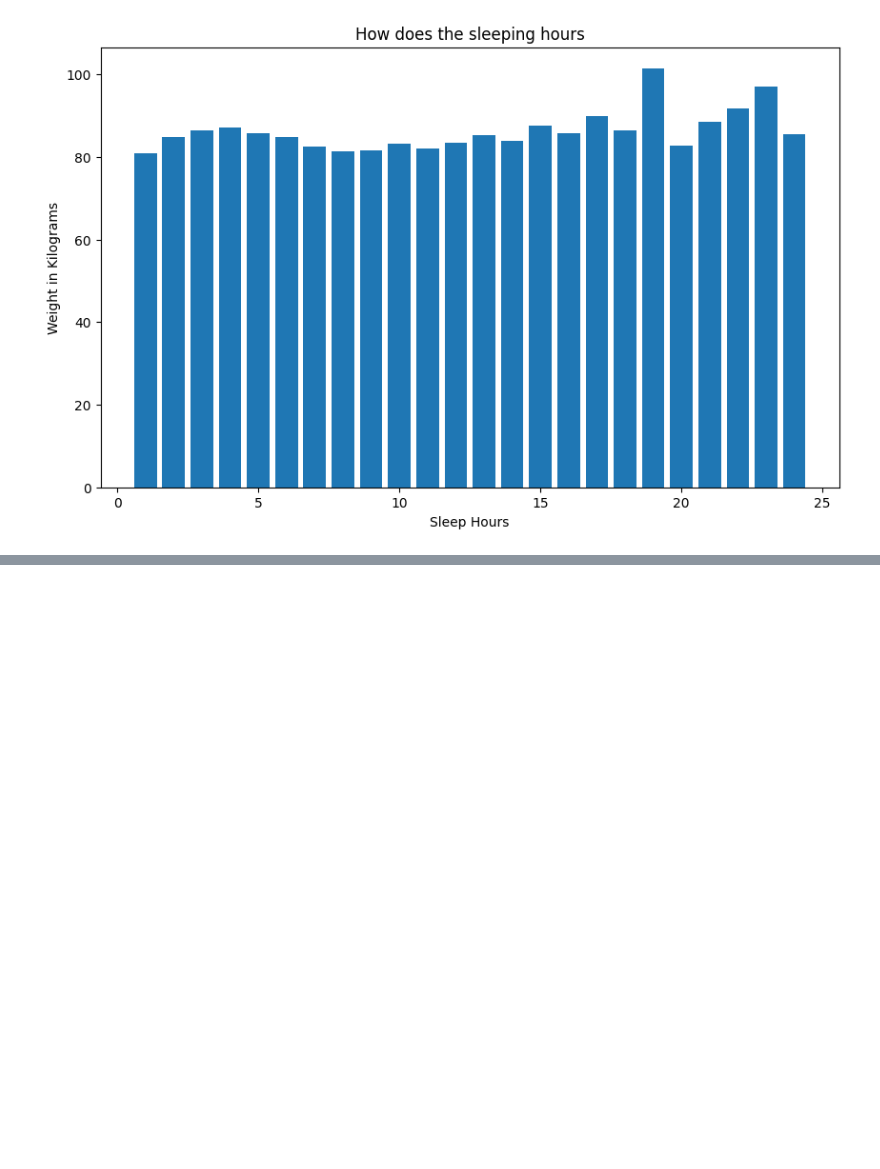
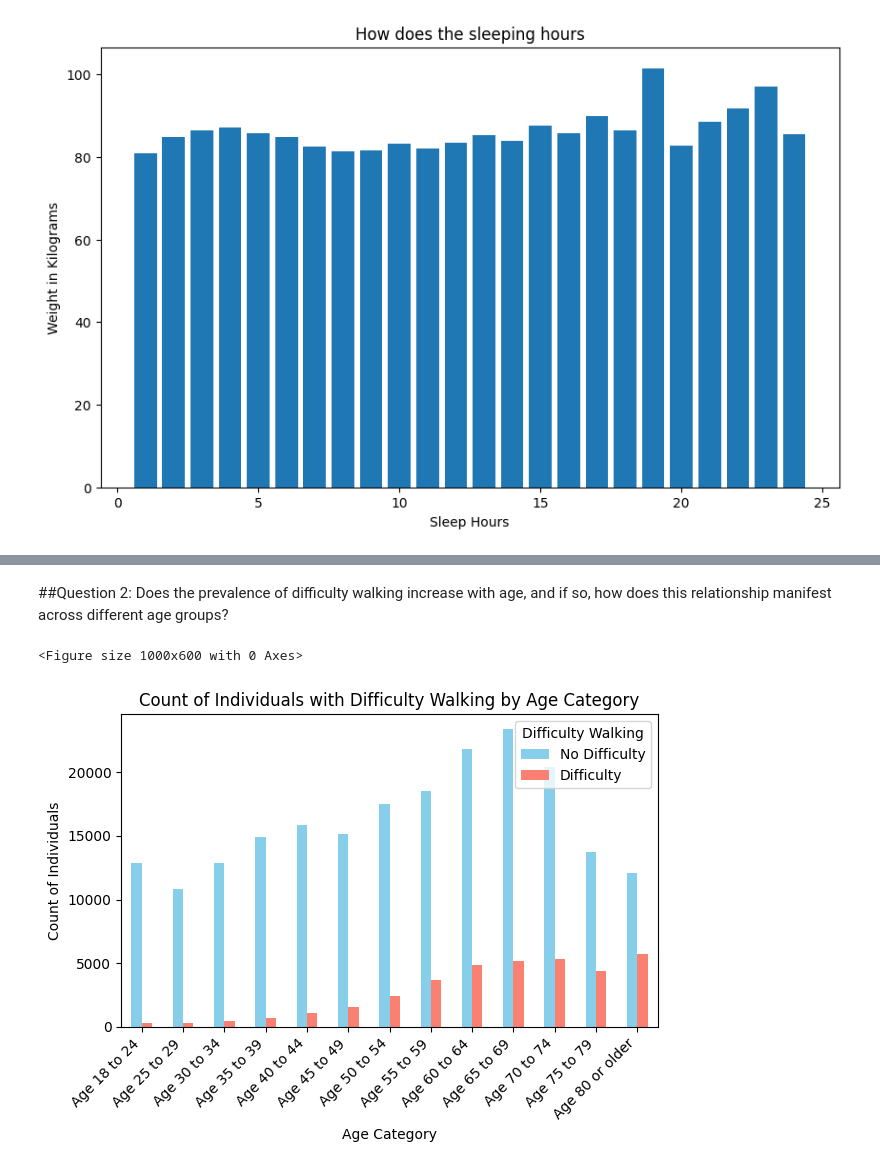
Before and after one commit to Dominic-Virtucio/CpE-031-VDA-CpE21S4, a Jupyter notebook: Virtucio,_Dominic_Joseph_P_Midterm_Exam_VDA.ipynb, the cells around one changed output, grey strips where cells are left out. Cells and saved outputs as stored; diff of their text form; code cells hidden in the pictures; blank space fills up the shorter version.

```diff
--- a/Virtucio,_Dominic_Joseph_P_Midterm_Exam_VDA.ipynb
+++ b/Virtucio,_Dominic_Joseph_P_Midterm_Exam_VDA.ipynb
@@ -86,0 +138,19 @@ plt.show()
+# %% [markdown]
+##Question 2: Does the prevalence of difficulty walking increase with age, and if so, how does this relationship manifest across different age groups?
+# %%
+walking_counts = df.groupby('AgeCategory')['DifficultyWalking'].value_counts().unstack(fill_value=0)
+
+plt.figure(figsize=(10, 6))
+walking_counts.plot(kind='bar', color=['skyblue', 'salmon'])
+
+plt.xlabel('Age Category')
+plt.ylabel('Count of Individuals')
+plt.title('Count of Individuals with Difficulty Walking by Age Category')
+plt.xticks(rotation=45, ha='right')
+plt.legend(['No Difficulty', 'Difficulty'], title="Difficulty Walking", loc='upper right')
+plt.tight_layout()
+
+plt.show()
+# %% [output]
+<Figure size 1000x600 with 0 Axes>
+[figure, added]
```
Also changed, not shown: parts of 11 cells of this notebook.
